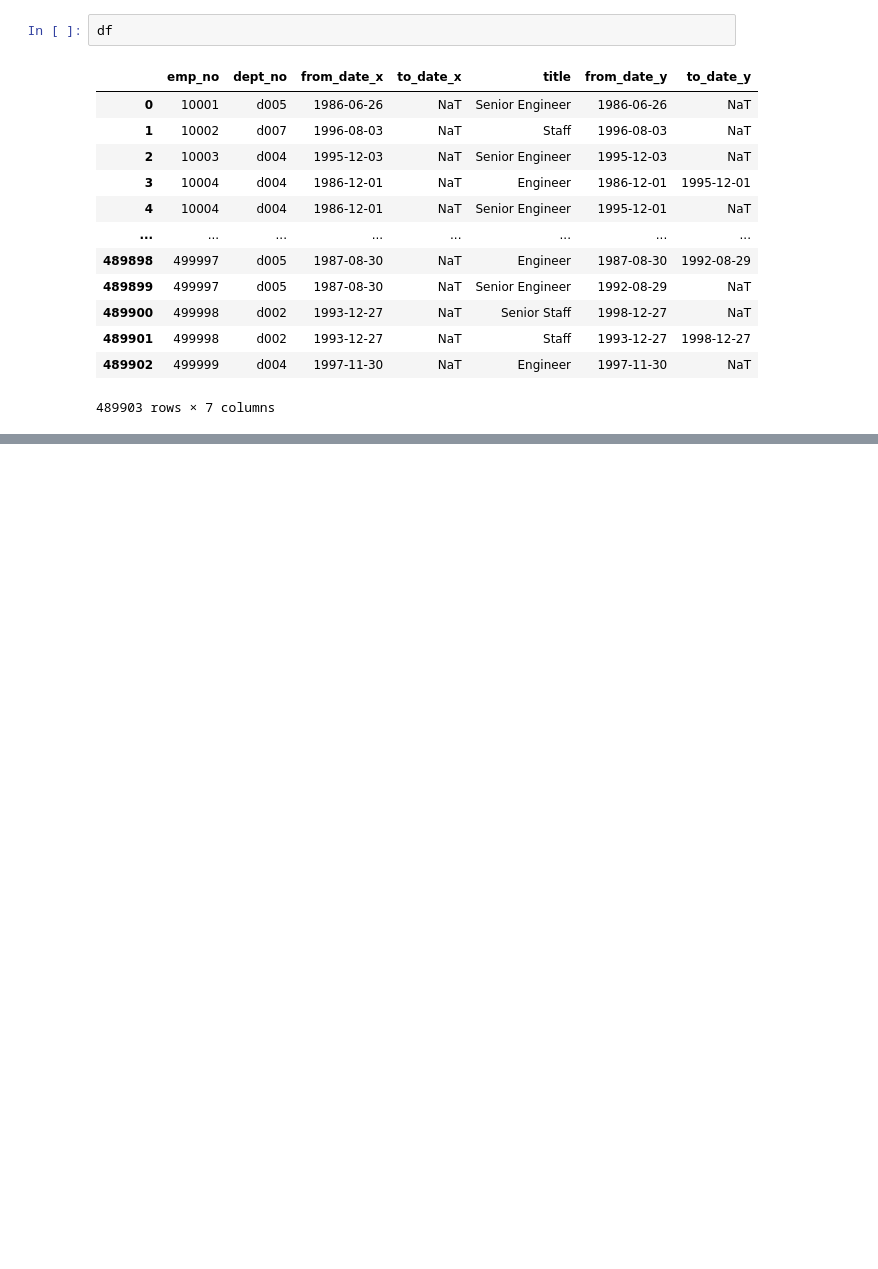
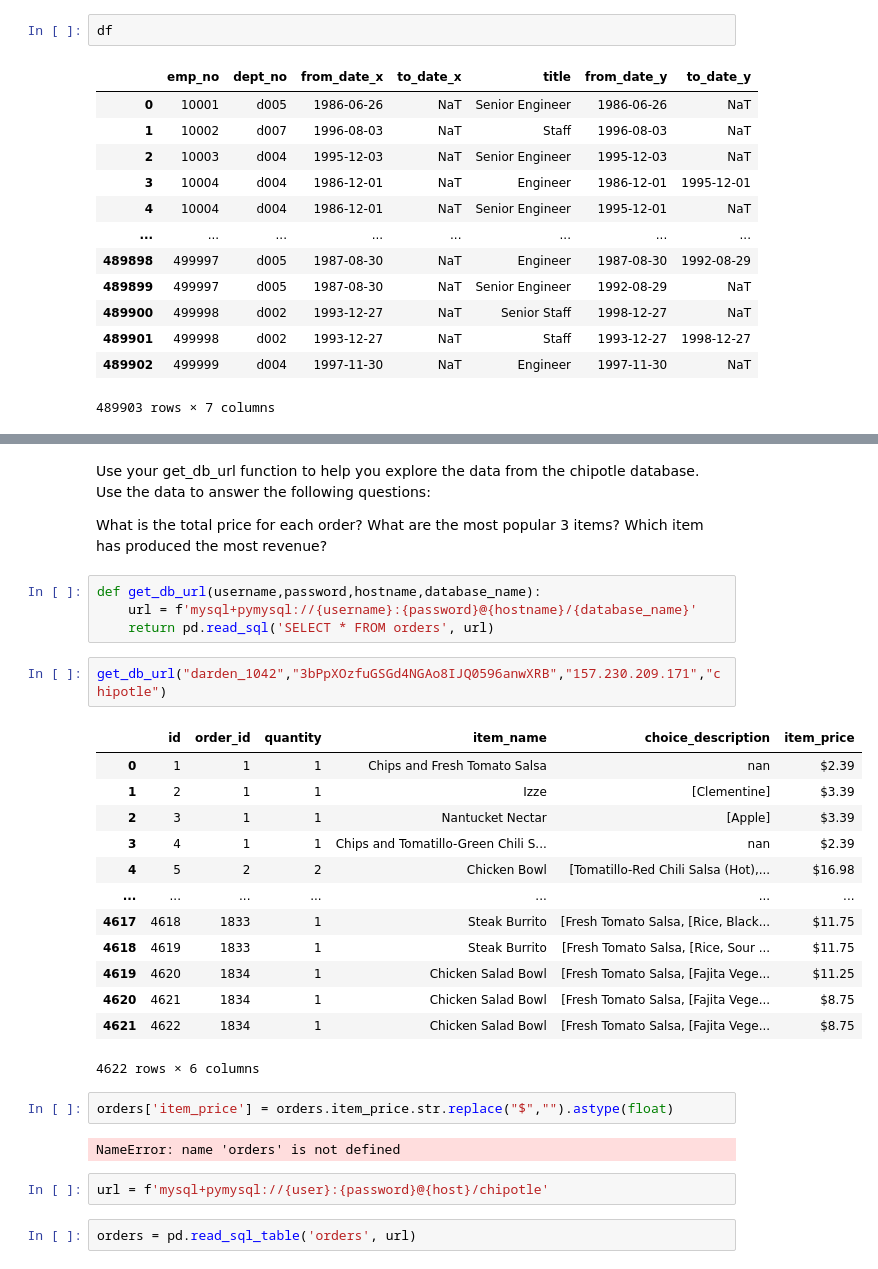
Before and after one commit to matt-c-knight/numpy-pandas-visualization-exercises, a Jupyter notebook: advanced_dataframes.ipynb, the cells around one changed output, grey strips where cells are left out. Saved outputs shown, nothing was run; the diff lists cells and outputs as text; blank space fills up the shorter version.

```diff
--- a/advanced_dataframes.ipynb
+++ b/advanced_dataframes.ipynb
@@ -331,0 +352,34 @@ pd.crosstab(df.title, df.dept_no)
+# %% [markdown]
+Use your get_db_url function to help you explore the data from the chipotle database. Use the data to answer the following questions:
+
+What is the total price for each order?
+What are the most popular 3 items?
+Which item has produced the most revenue?
+# %%
+def get_db_url(username,password,hostname,database_name):
+    url = f'mysql+pymysql://{username}:{password}@{hostname}/{database_name}'
+    return pd.read_sql('SELECT * FROM orders', url)
+# %%
+get_db_url("darden_1042","3bPpXOzfuGSGd4NGAo8IJQ0596anwXRB","157.230.209.171","chipotle")
+# %% [output]
+|  | id | order_id | quantity | item_name | choice_description | item_price |
+| 0 | 1 | 1 | 1 | Chips and Fresh Tomato Salsa | nan | $2.39 |
+| 1 | 2 | 1 | 1 | Izze | [Clementine] | $3.39 |
+| 2 | 3 | 1 | 1 | Nantucket Nectar | [Apple] | $3.39 |
+| 3 | 4 | 1 | 1 | Chips and Tomatillo-Green Chili S... | nan | $2.39 |
+| 4 | 5 | 2 | 2 | Chicken Bowl | [Tomatillo-Red Chili Salsa (Hot),... | $16.98 |
+| ... | ... | ... | ... | ... | ... | ... |
+| 4617 | 4618 | 1833 | 1 | Steak Burrito | [Fresh Tomato Salsa, [Rice, Black... | $11.75 |
+| 4618 | 4619 | 1833 | 1 | Steak Burrito | [Fresh Tomato Salsa, [Rice, Sour ... | $11.75 |
+| 4619 | 4620 | 1834 | 1 | Chicken Salad Bowl | [Fresh Tomato Salsa, [Fajita Vege... | $11.25 |
+| 4620 | 4621 | 1834 | 1 | Chicken Salad Bowl | [Fresh Tomato Salsa, [Fajita Vege... | $8.75 |
+| 4621 | 4622 | 1834 | 1 | Chicken Salad Bowl | [Fresh Tomato Salsa, [Fajita Vege... | $8.75 |
+4622 rows × 6 columns
+# %%
+orders['item_price'] = orders.item_price.str.replace("$","").astype(float)
+# %% [output]
+NameError: name 'orders' is not defined
+# %%
+url = f'mysql+pymysql://{user}:{password}@{host}/chipotle'
+# %%
+orders = pd.read_sql_table('orders', url)
```
Also changed, not shown: parts of 6 cells of this notebook.
